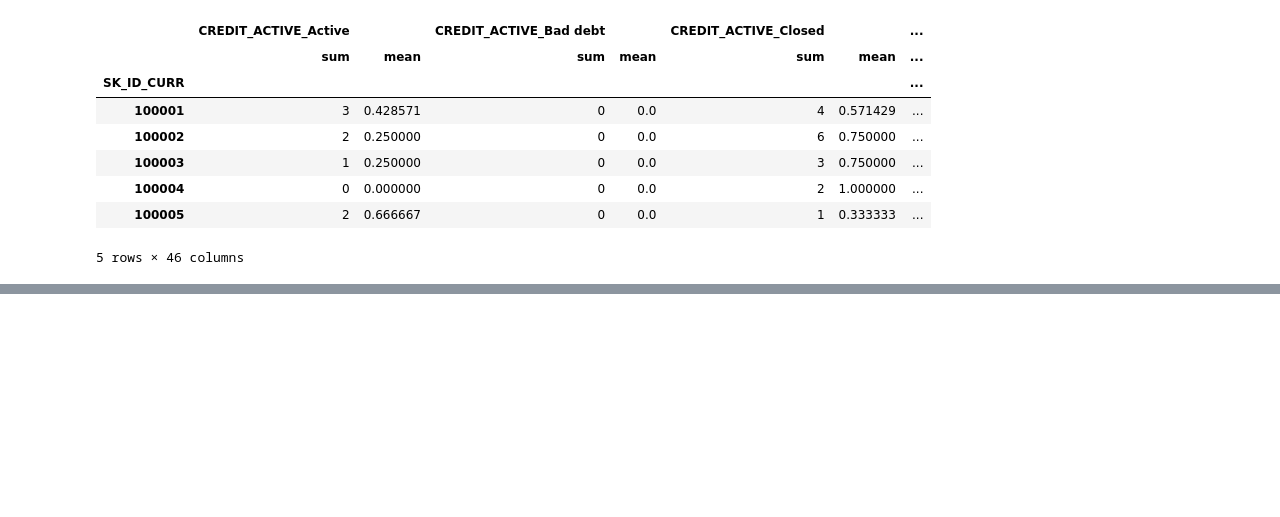
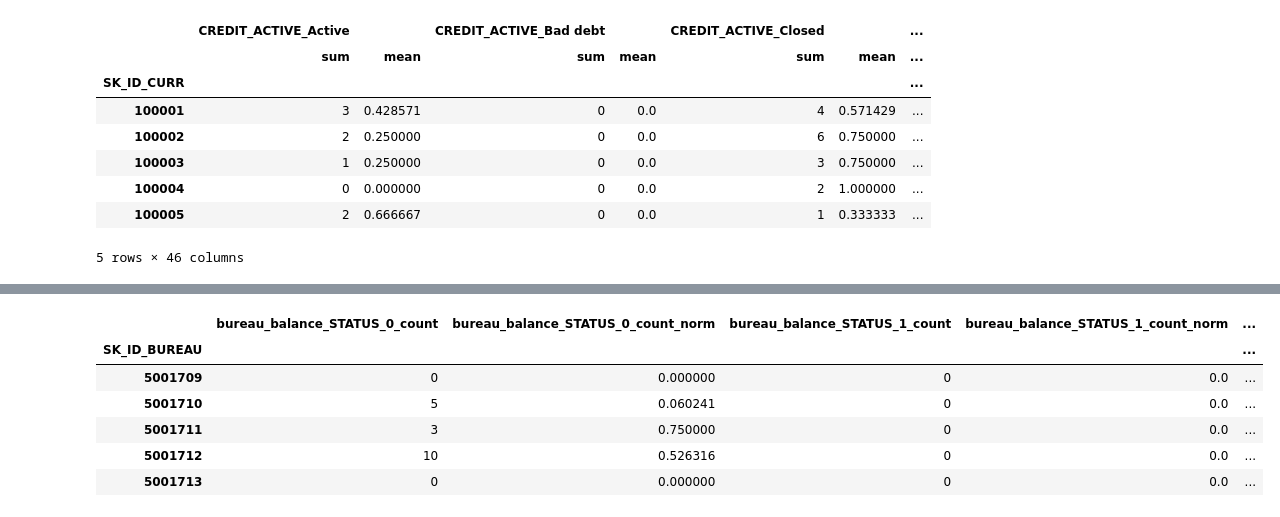
Before and after one commit to herbwood/study_datascience, a Jupyter notebook: kaggle/home_credit_default_risk/solution2.ipynb, the cells around one changed output, grey strips where cells are left out. Cells and saved outputs as stored; diff of their text form; code cells hidden in the pictures; blank space fills up the shorter version.

```diff
--- a/kaggle/home_credit_default_risk/solution2.ipynb
+++ b/kaggle/home_credit_default_risk/solution2.ipynb
@@ -293,0 +429,24 @@ categorical_grouped.head()
+# %%
+def count_categorical(df, group_var, df_name):
+    # Select the categorical columns
+    categorical = pd.get_dummies(df.select_dtypes('object'))
+
+    # Make sure to put the identifying id on the column
+    # group_var : 이 변수를 기준으로 dataframe 형성
+    categorical[group_var] = df[group_var]
+
+    # Groupby the group var and calculate the sum and mean
+    categorical = categorical.groupby(group_var).agg(['sum', 'mean'])
+
+    column_names = []
+
+    # Iterate through the columns in level 0
+    for var in categorical.columns.levels[0]:
+        # Iterate through the stats in level 1
+        for stat in ['count', 'count_norm']:
+            # Make a new column name
+            column_names.append('%s_%s_%s' % (df_name, var, stat))
+
+    categorical.columns = column_names
+
+    return categorical
@@ -293,0 +456,4 @@ categorical_grouped.head()
+# %%
+# bureau balance dataframe : 고객의 기존 대출에 대한 금융 기관의 정보
+bureau_balance = pd.read_csv('data/bureau_balance.csv')
+bureau_balance.head()
@@ -293,0 +467,12 @@ categorical_grouped.head()
+# %%
+# status에 대하여 categorical feature engineer를 진행
+bureau_balance_counts = count_categorical(bureau_balance, group_var = 'SK_ID_BUREAU', df_name = 'bureau_balance')
+bureau_balance_counts.head()
+# %% [output]
+|  | bureau_balance_STATUS_0_count | bureau_balance_STATUS_0_count_norm | bureau_balance_STATUS_1_count | bureau_balance_STATUS_1_count_norm | ... |
+| SK_ID_BUREAU |  |  |  |  | ... |
+| 5001709 | 0 | 0.000000 | 0 | 0.0 | ... |
+| 5001710 | 5 | 0.060241 | 0 | 0.0 | ... |
+| 5001711 | 3 | 0.750000 | 0 | 0.0 | ... |
+| 5001712 | 10 | 0.526316 | 0 | 0.0 | ... |
+| 5001713 | 0 | 0.000000 | 0 | 0.0 | ... |
```
Also changed, not shown: parts of 59 cells of this notebook.
